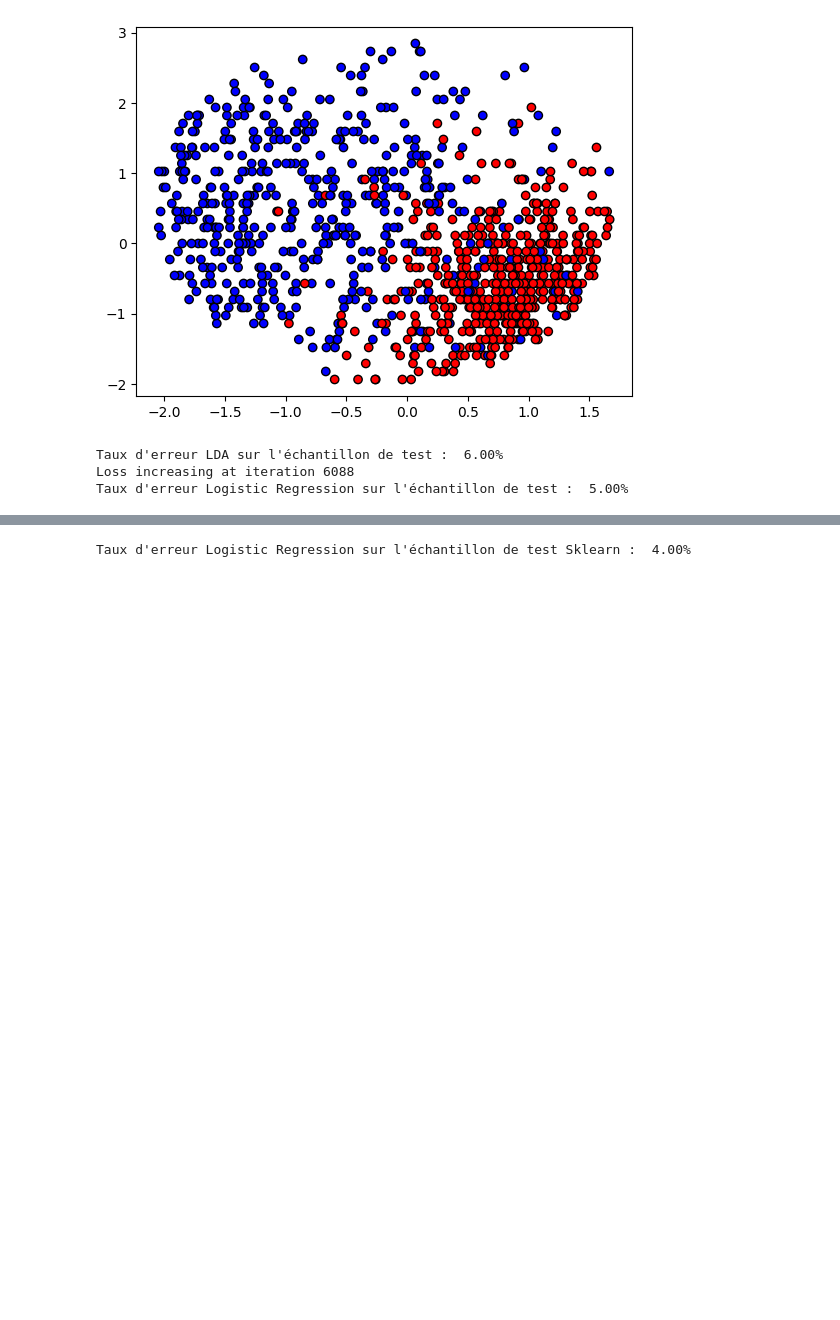
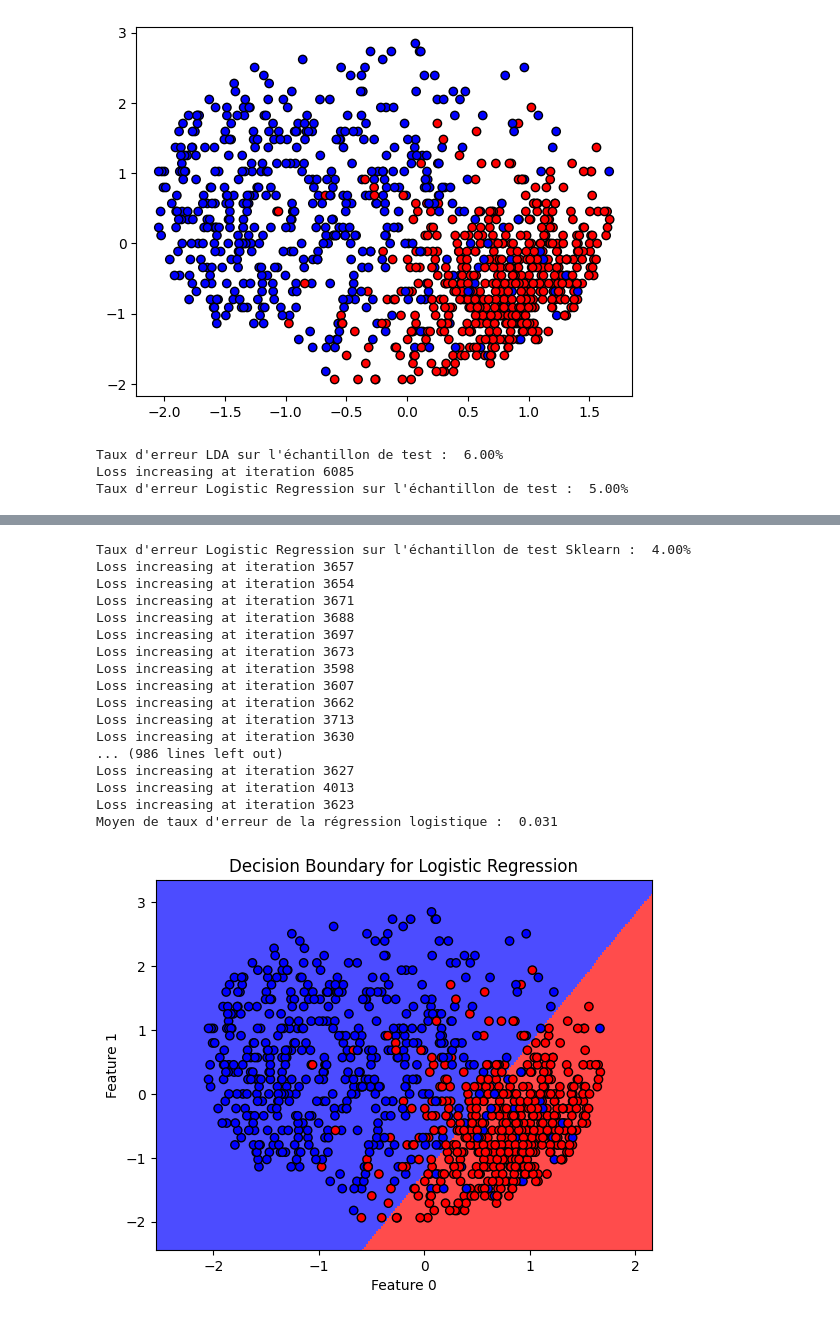
Before and after one commit to hiririri/Project_IntroML, a Jupyter notebook: Proj_IntroML_2023.ipynb, the cells around one changed output, grey strips where cells are left out. Drawn from its saved outputs; the diff is of its cells as text; code cells hidden in the pictures; blank space fills up the shorter version.

```diff
--- a/Proj_IntroML_2023.ipynb
+++ b/Proj_IntroML_2023.ipynb
@@ -499,28 +501,50 @@ plt.scatter(X[:, 0], X[:, 1], c=y, cmap=cm_bright,edgecolors='k')
 # %%
 from matplotlib.pylab import f
 
 
 X_train, X_test, y_train, y_test = sk.model_selection.train_test_split(X, y, test_size=.2, random_state=42)
 
 lda = LinearDiscriminantAnalysis()
 lda.fit(X_train, y_train)
 y_pred_lda = lda.predict(X_test)
 print("Taux d'erreur LDA sur l'échantillon de test : ", error_rate(y_test,y_pred_lda))
 
 logreg = LogisticRegression()
 logreg.fit(X_train, y_train)
 y_pred_log = logreg.predict(X_test)
 print("Taux d'erreur Logistic Regression sur l'échantillon de test : ", error_rate(y_test,y_pred_log))
 logreg.decision_boundary(X, y, feature_pair=(0, 1))
 
 from sklearn import linear_model
 model = linear_model.LogisticRegression()
 model.fit(X_train, y_train)
 y_pred = model.predict(X_test)
 print("Taux d'erreur Logistic Regression sur l'échantillon de test Sklearn : ", error_rate(y_test,y_pred))
+
+logreg = LogisticRegression()
+error_rate_mean, error_rate_var = leave_one_out_cross_validation(X, y, logreg)
+print("Moyen de taux d'erreur de la régression logistique : ", error_rate_mean)
+logreg.decision_boundary(X, y, feature_pair=(0, 1))
 # %% [output]
 Taux d'erreur LDA sur l'échantillon de test :  6.00%
-Loss increasing at iteration 6088
+Loss increasing at iteration 6085
 Taux d'erreur Logistic Regression sur l'échantillon de test :  5.00%
 [figure]
 Taux d'erreur Logistic Regression sur l'échantillon de test Sklearn :  4.00%
+Loss increasing at iteration 3657
+Loss increasing at iteration 3654
+Loss increasing at iteration 3671
+Loss increasing at iteration 3688
+Loss increasing at iteration 3697
+Loss increasing at iteration 3673
+Loss increasing at iteration 3598
+Loss increasing at iteration 3607
+Loss increasing at iteration 3662
+Loss increasing at iteration 3713
+Loss increasing at iteration 3630
+... (986 lines left out)
+Loss increasing at iteration 3627
+Loss increasing at iteration 4013
+Loss increasing at iteration 3623
+Moyen de taux d'erreur de la régression logistique :  0.031
+[figure, added]
```
Also changed, not shown: parts of 5 cells of this notebook.
